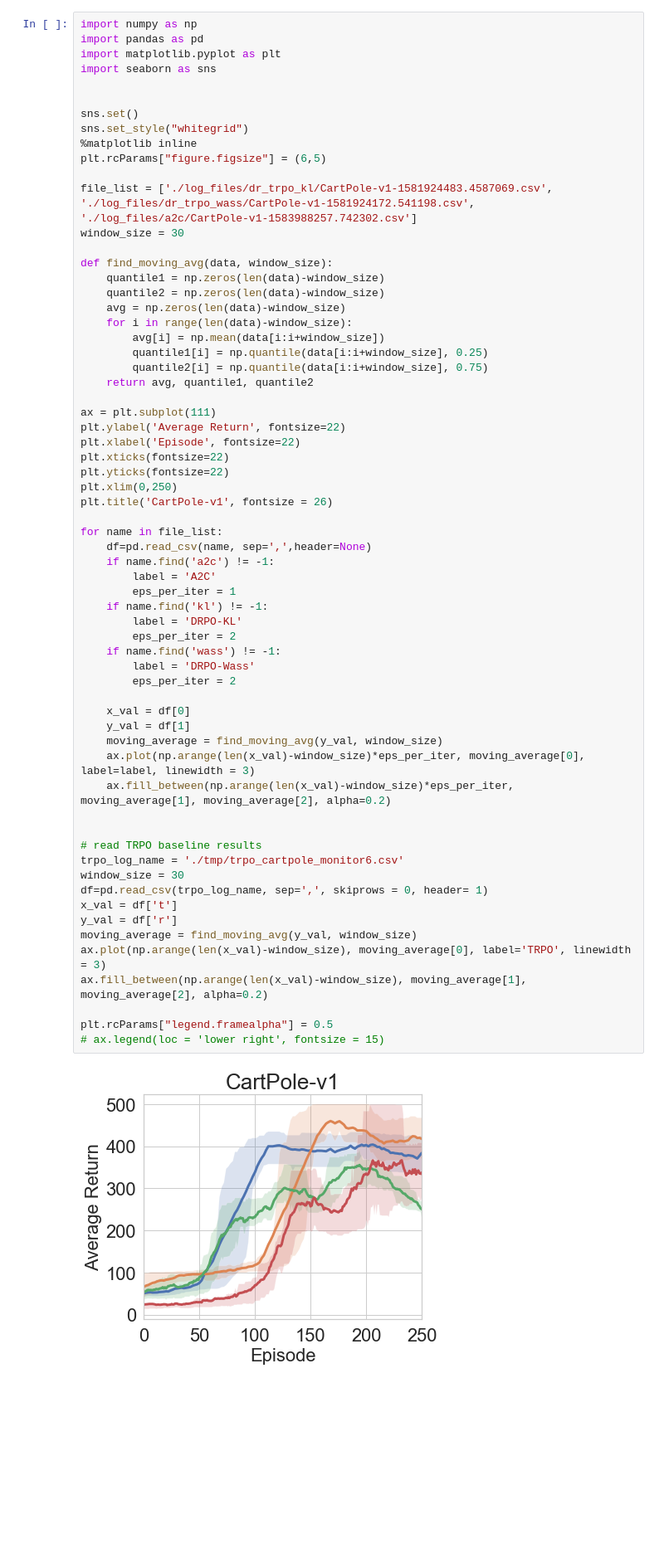
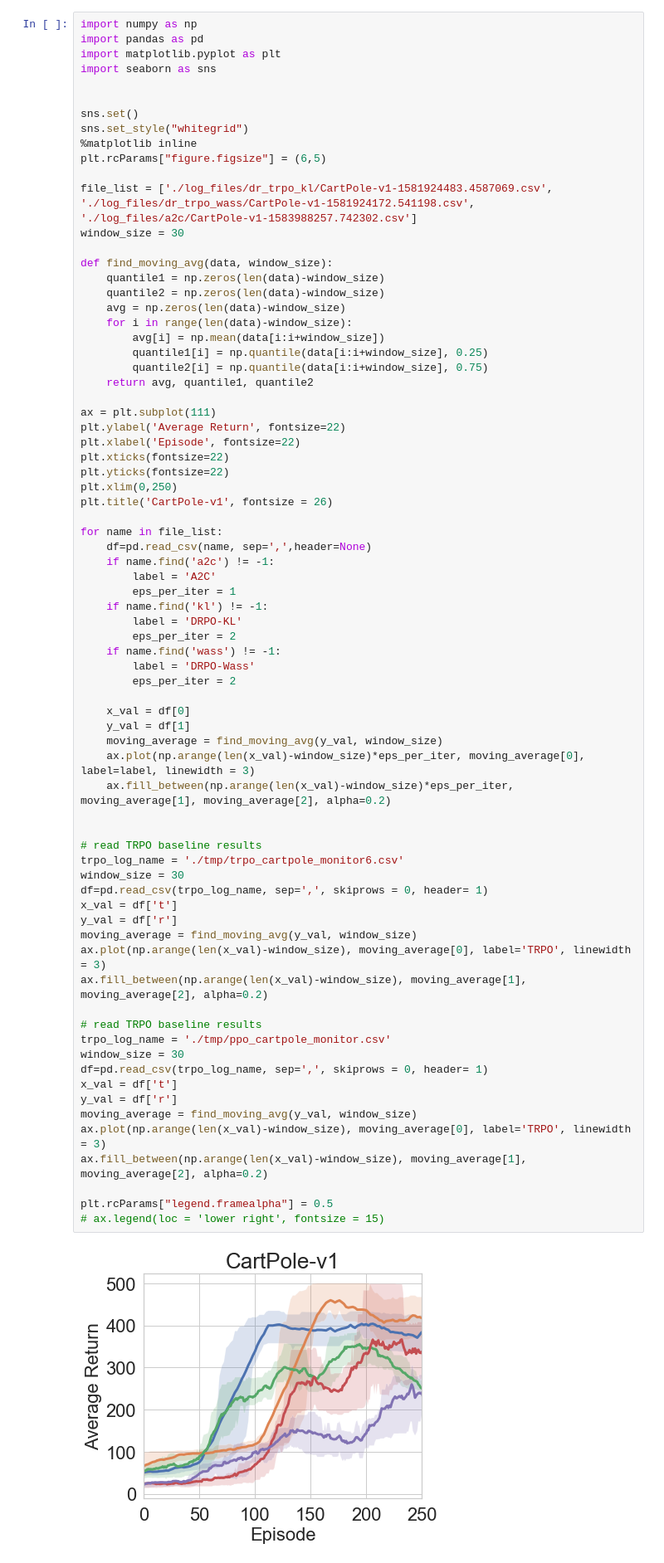
Before and after one commit to kadysongbb/dr-trpo, a Jupyter notebook: discrete_control/view_training.ipynb, the cells around one changed output. Shown at 83% size. Drawn from its saved outputs; the diff is of its cells as text; blank space fills up the shorter version.

```diff
--- a/discrete_control/view_training.ipynb
+++ b/discrete_control/view_training.ipynb
@@ -36,34 +36,44 @@ for name in file_list:
     if name.find('a2c') != -1:
         label = 'A2C'
         eps_per_iter = 1
     if name.find('kl') != -1:
         label = 'DRPO-KL'
         eps_per_iter = 2
     if name.find('wass') != -1:
         label = 'DRPO-Wass'
         eps_per_iter = 2
 
     x_val = df[0]
     y_val = df[1]
     moving_average = find_moving_avg(y_val, window_size)
     ax.plot(np.arange(len(x_val)-window_size)*eps_per_iter, moving_average[0], label=label, linewidth = 3)
     ax.fill_between(np.arange(len(x_val)-window_size)*eps_per_iter, moving_average[1], moving_average[2], alpha=0.2)
 
 
 # read TRPO baseline results
 trpo_log_name = './tmp/trpo_cartpole_monitor6.csv'
 window_size = 30
 df=pd.read_csv(trpo_log_name, sep=',', skiprows = 0, header= 1)
 x_val = df['t']
 y_val = df['r']
 moving_average = find_moving_avg(y_val, window_size)
 ax.plot(np.arange(len(x_val)-window_size), moving_average[0], label='TRPO', linewidth = 3)
 ax.fill_between(np.arange(len(x_val)-window_size), moving_average[1], moving_average[2], alpha=0.2)
 
+# read TRPO baseline results
+trpo_log_name = './tmp/ppo_cartpole_monitor.csv'
+window_size = 30
+df=pd.read_csv(trpo_log_name, sep=',', skiprows = 0, header= 1)
+x_val = df['t']
+y_val = df['r']
+moving_average = find_moving_avg(y_val, window_size)
+ax.plot(np.arange(len(x_val)-window_size), moving_average[0], label='TRPO', linewidth = 3)
+ax.fill_between(np.arange(len(x_val)-window_size), moving_average[1], moving_average[2], alpha=0.2)
+
 plt.rcParams["legend.framealpha"] = 0.5
 # ax.legend(loc = 'lower right', fontsize = 15)
 # %% [output]
-[figure, old version]
+[figure, new version]
 # %%
 import numpy as np
 import pandas as pd
```
Also changed, not shown: parts of 3 cells of this notebook, 16 other files.
